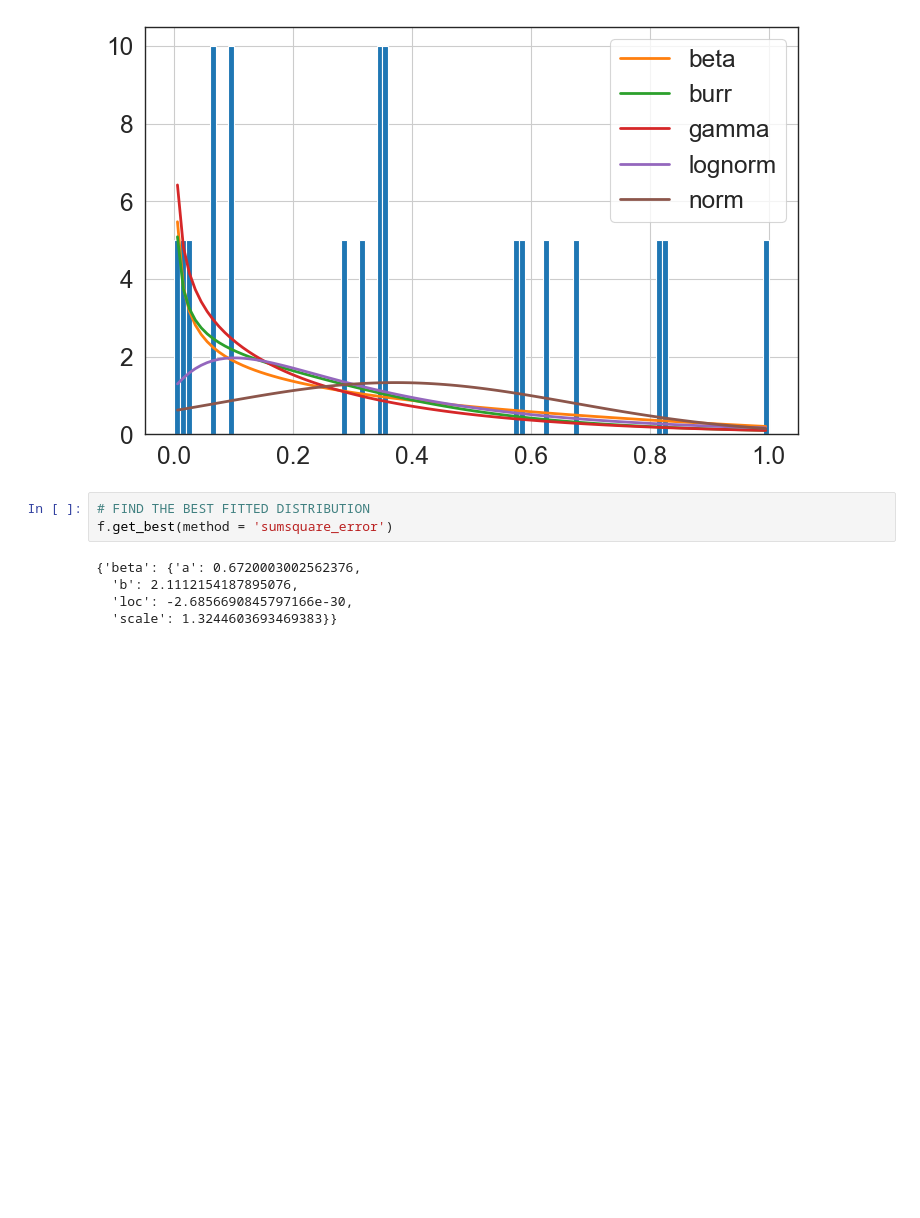
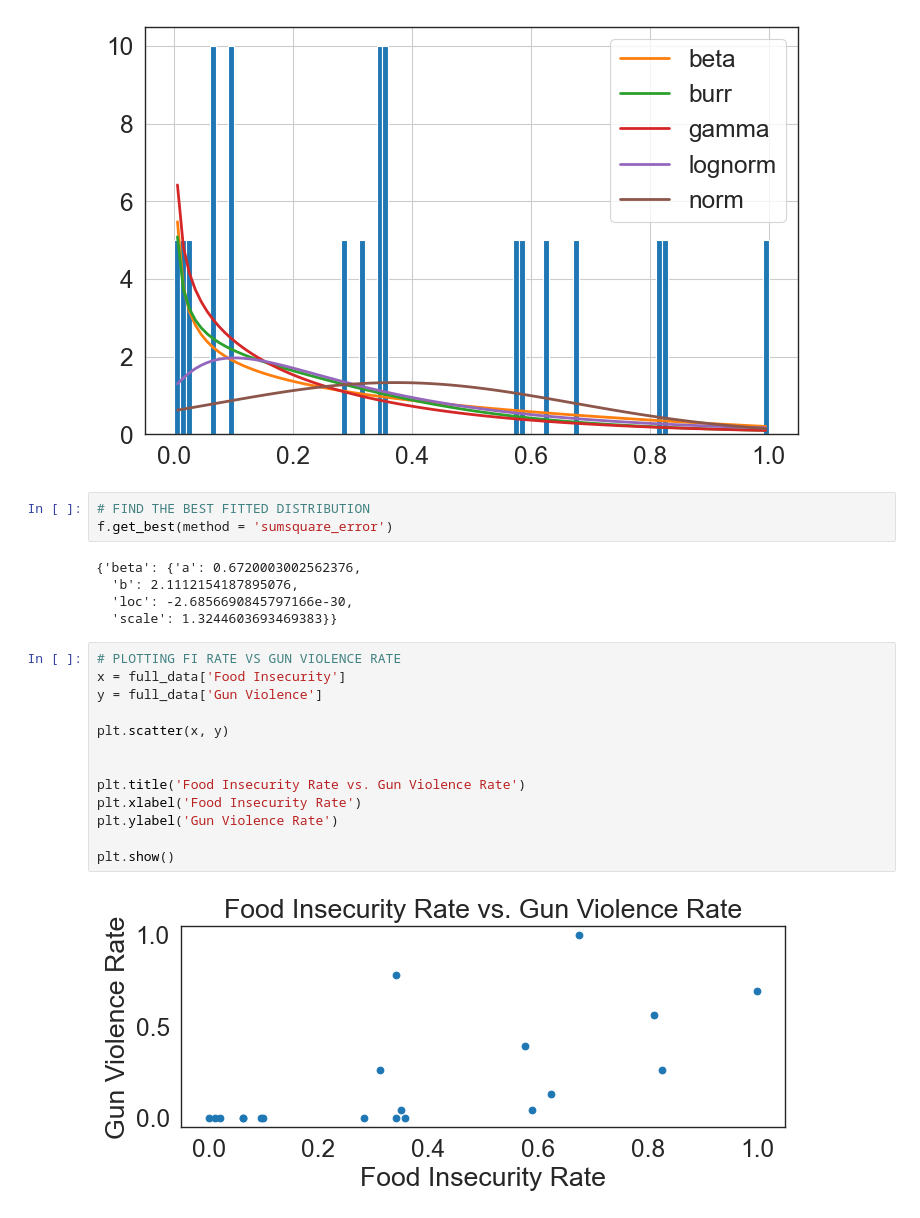
Before and after one commit to javac0f/RocGunHungerEda, a Jupyter notebook: jared_try.ipynb, the cells around one changed output. Drawn from its saved outputs; the diff is of its cells as text; blank space fills up the shorter version.

```diff
--- a/jared_try.ipynb
+++ b/jared_try.ipynb
@@ -388,3 +388,18 @@ f.get_best(method = 'sumsquare_error')
   'b': 2.1112154187895076,
   'loc': -2.6856690845797166e-30,
   'scale': 1.3244603693469383}}
+# %%
+# PLOTTING FI RATE VS GUN VIOLENCE RATE
+x = full_data['Food Insecurity']
+y = full_data['Gun Violence']
+
+plt.scatter(x, y)
+
+
+plt.title('Food Insecurity Rate vs. Gun Violence Rate')
+plt.xlabel('Food Insecurity Rate')
+plt.ylabel('Gun Violence Rate')
+
+plt.show()
+# %% [output]
+[figure, added]
```
Also changed, not shown: parts of 2 cells of this notebook.
